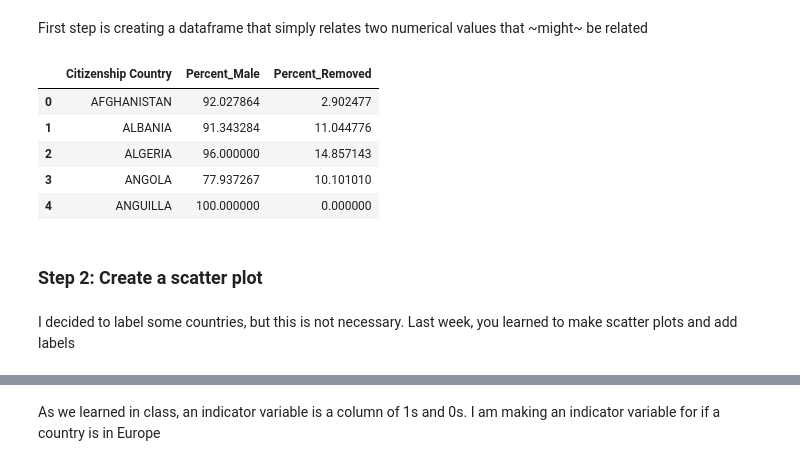
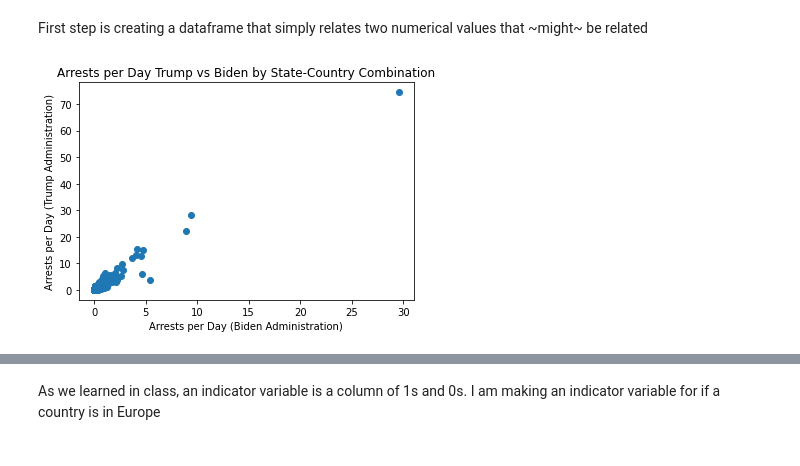
Before and after one commit to ds-modules/DEVP209, a Jupyter notebook: Section5/section5.ipynb, the cells around one changed output, grey strips where cells are left out. Saved outputs shown, nothing was run; the diff lists cells and outputs as text; code cells hidden in the pictures.

```diff
--- a/Section5/section5.ipynb
+++ b/Section5/section5.ipynb
@@ -131,31 +169,13 @@ First, for each country, I am finding the percentage of the population that is m
 # %% [markdown]
 First step is creating a dataframe that simply relates two numerical values that ~might~ be related
 # %%
-# Percent Male per Citizenship Country
-male_pct = (
-    detentions.groupby("Citizenship Country")["Gender"]
-      .apply(lambda x: (x == "Male").mean() * 100)
-      .reset_index(name="Percent_Male")
-)
+plt.scatter(arrests_state_country['arrests_perdaybiden'],
+           arrests_state_country['arrests_perdaytrump'])
 
-# Percent 'Removed' per Citizenship Country
-removed_pct = (
-    detentions.groupby("Citizenship Country")["Detention Release Reason"]
-      .apply(lambda x: (x == "Removed").mean() * 100)
-      .reset_index(name="Percent_Removed")
-)
-
-# Merge results
-country_stats = pd.merge(male_pct, removed_pct, on="Citizenship Country")
-country_stats.head()
+# we can also add titles as follows
+plt.ylabel('Arrests per Day (Trump Administration)')
+plt.xlabel('Arrests per Day (Biden Administration)')
+plt.title('Arrests per Day Trump vs Biden by State-Country Combination')
+plt.show()
 # %% [output]
-|  | Citizenship Country | Percent_Male | Percent_Removed |
-| 0 | AFGHANISTAN | 92.027864 | 2.902477 |
-| 1 | ALBANIA | 91.343284 | 11.044776 |
-| 2 | ALGERIA | 96.000000 | 14.857143 |
-| 3 | ANGOLA | 77.937267 | 10.101010 |
-| 4 | ANGUILLA | 100.000000 | 0.000000 |
+[figure, added]
-# %% [markdown]
-### Step 2: Create a scatter plot
-# %% [markdown]
-I decided to label some countries, but this is not necessary. Last week, you learned to make scatter plots and add labels
```
Also changed, not shown: parts of 26 cells of this notebook, 3 other files.
